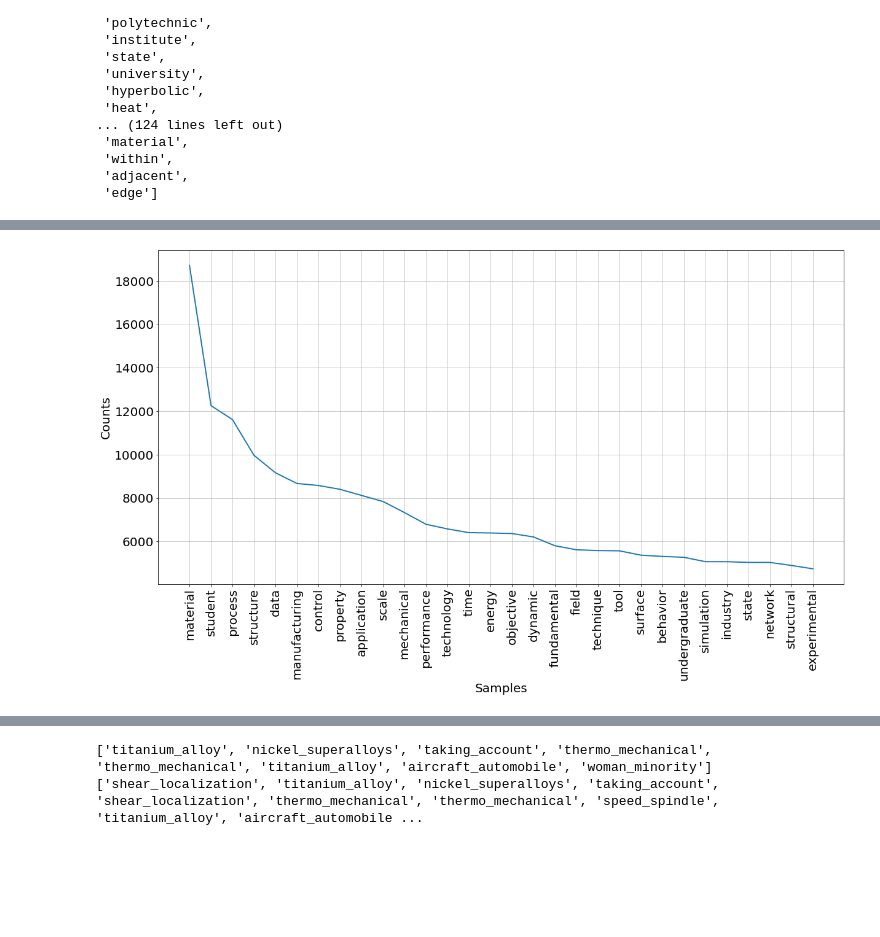
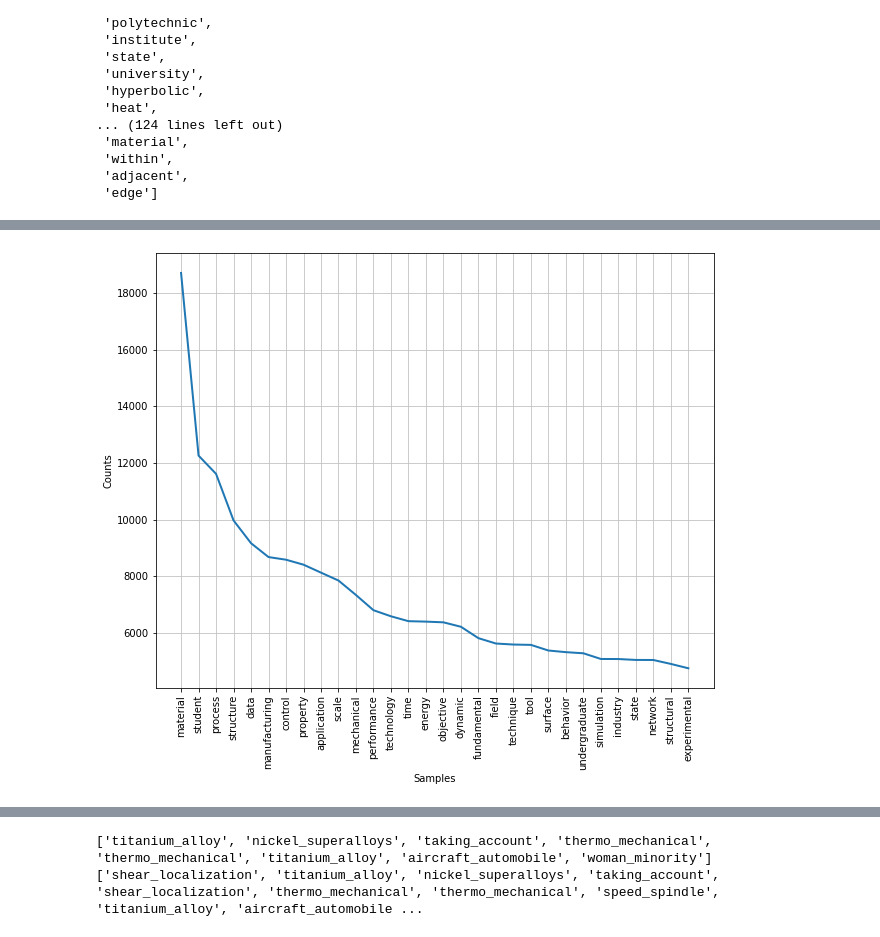
Before and after one commit to oeldaghar/nsf-award-data-analysis, a Jupyter notebook: topic-modeling.ipynb, the cells around one changed output, grey strips where cells are left out. Drawn from its saved outputs; the diff is of its cells as text; code cells hidden in the pictures; blank space fills up the shorter version.

```diff
--- a/topic-modeling.ipynb
+++ b/topic-modeling.ipynb
@@ -215,7 +216,7 @@ all_words = list(chain(*text_data))
 all_words_freq = FreqDist(all_words)
 # %%
 #plot most frequent words
-plt.figure(figsize=(20,10))
+plt.figure(figsize=(10,8))
 all_words_freq.plot(30, cumulative=False)
 
 #increase font size for plot
@@ -224,4 +242,4 @@ plt.rcParams.update({'font.size': 15})
-[figure, old version]
+[figure, new version]
 # %%
 #bigrams and trigrams. let's us capture useful phrases such as 'machine_learning' or 'quantum_computing'
 bigram = Phrases(text_data, min_count=5, threshold=50)
```
Also changed, not shown: parts of 28 cells of this notebook.
